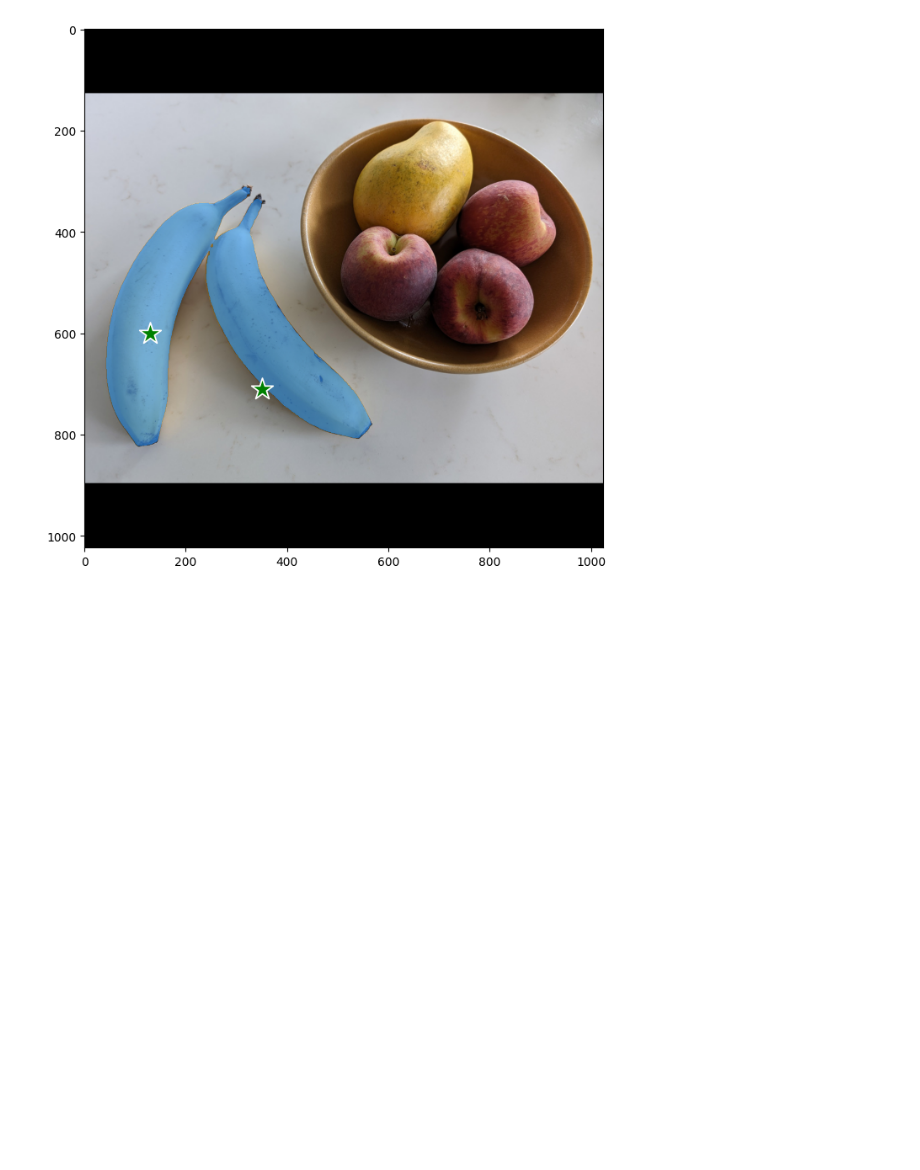
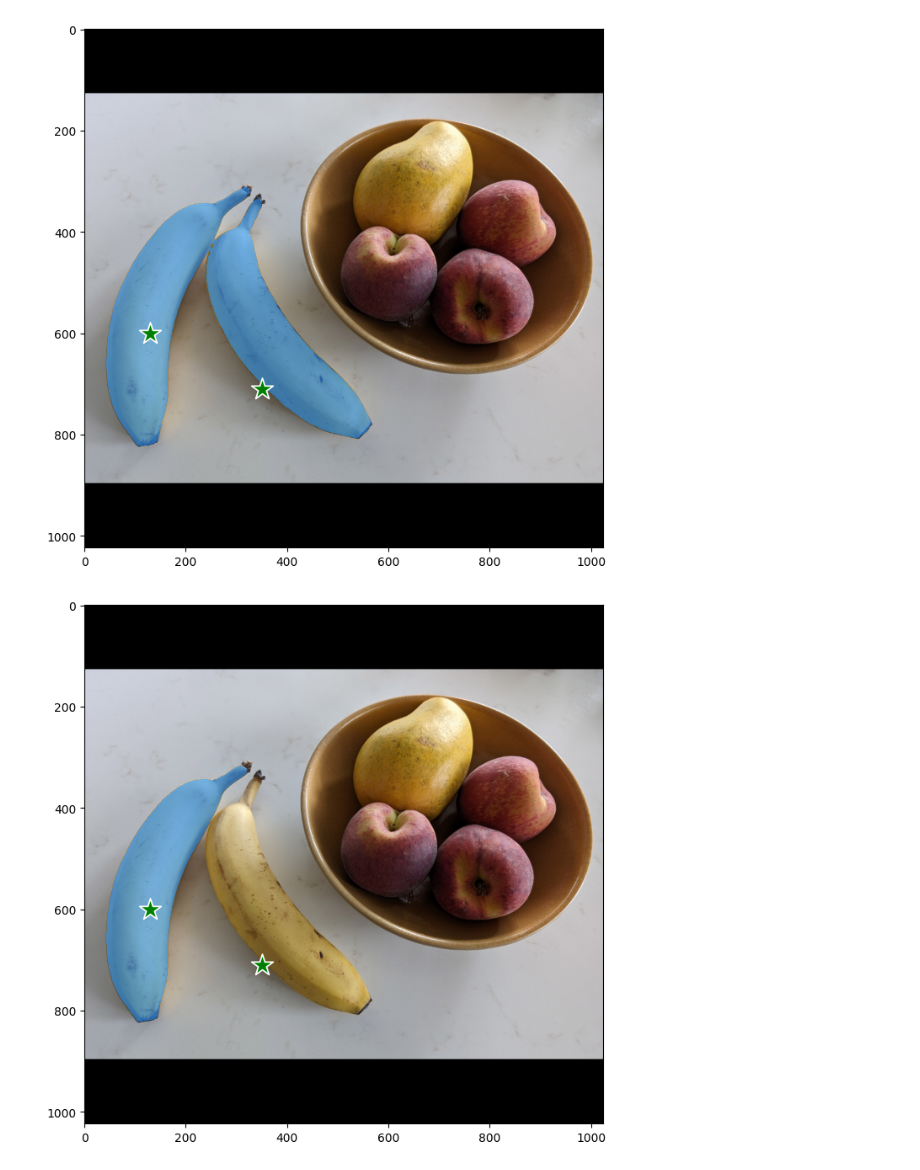
Before and after one commit to Rijan-Joshi/Lil_Learn, a Jupyter notebook: segmentation/sam.ipynb, the cells around one changed output. Drawn from its saved outputs; the diff is of its cells as text; code cells hidden in the pictures; blank space fills up the shorter version.

```diff
--- a/segmentation/sam.ipynb
+++ b/segmentation/sam.ipynb
@@ -218,17 +218,24 @@ plt.show()
 [figure]
 # %%
 # Predicting banana
+
+input_point = np.array([[130, 600], [350, 710]])
+input_label = np.array([1, 0])
+
+
 outputs = predictor.predict(
     point_coords=input_point, point_labels=input_label, multimask_output=True
 )
 
 masks, scores, logits = outputs
 
 best_mask_idx = np.argmax(scores)
 final_mask = masks[best_mask_idx]
 
 fig, ax = plt.subplots(figsize=(10, 8))
 ax.imshow(padded_image)
 show_points(input_point, ax)
 show_mask(final_mask, ax)
 plt.show()
+# %% [output]
+[figure, added]
```
Also changed, not shown: parts of 1 cell of this notebook, 1 other file.
